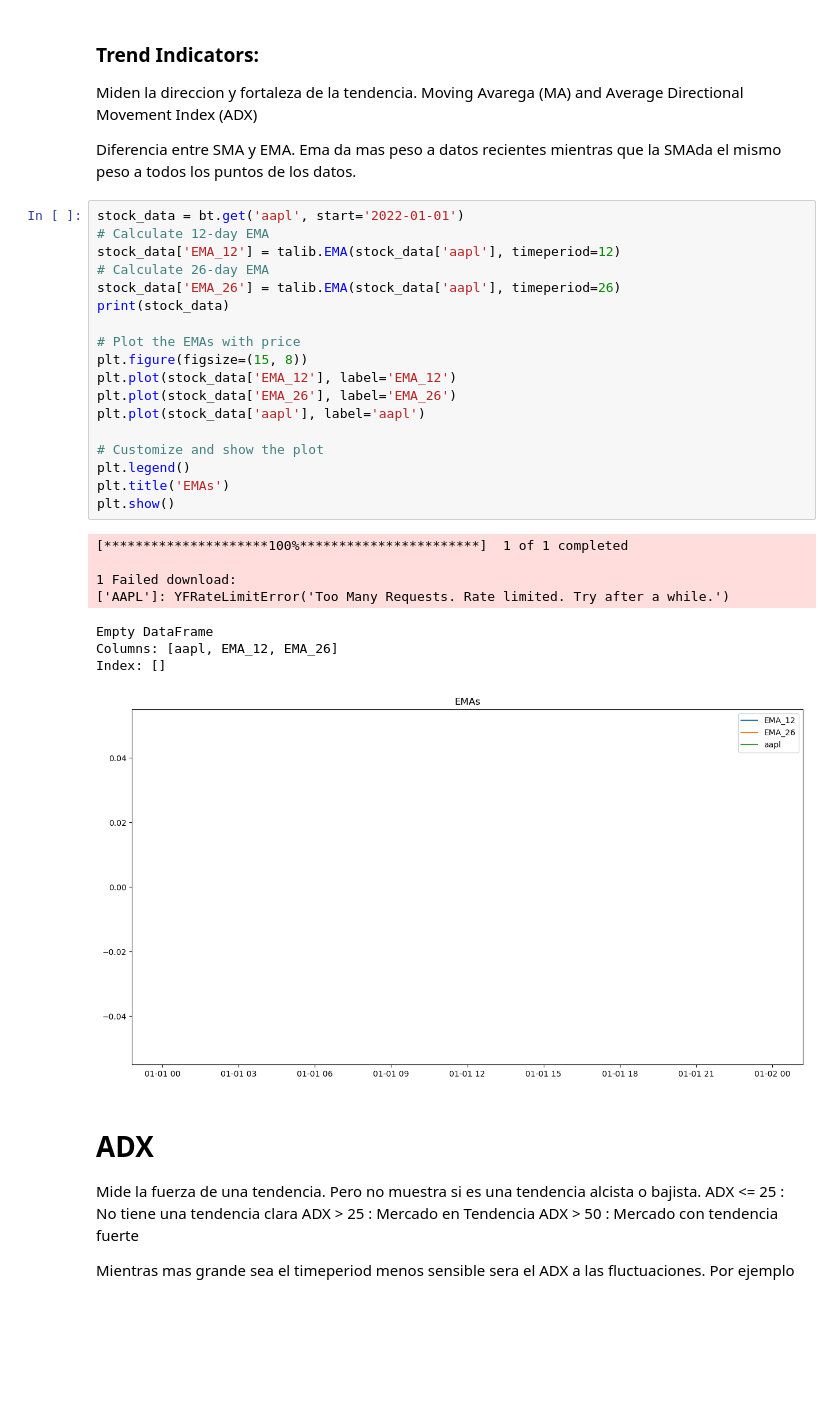
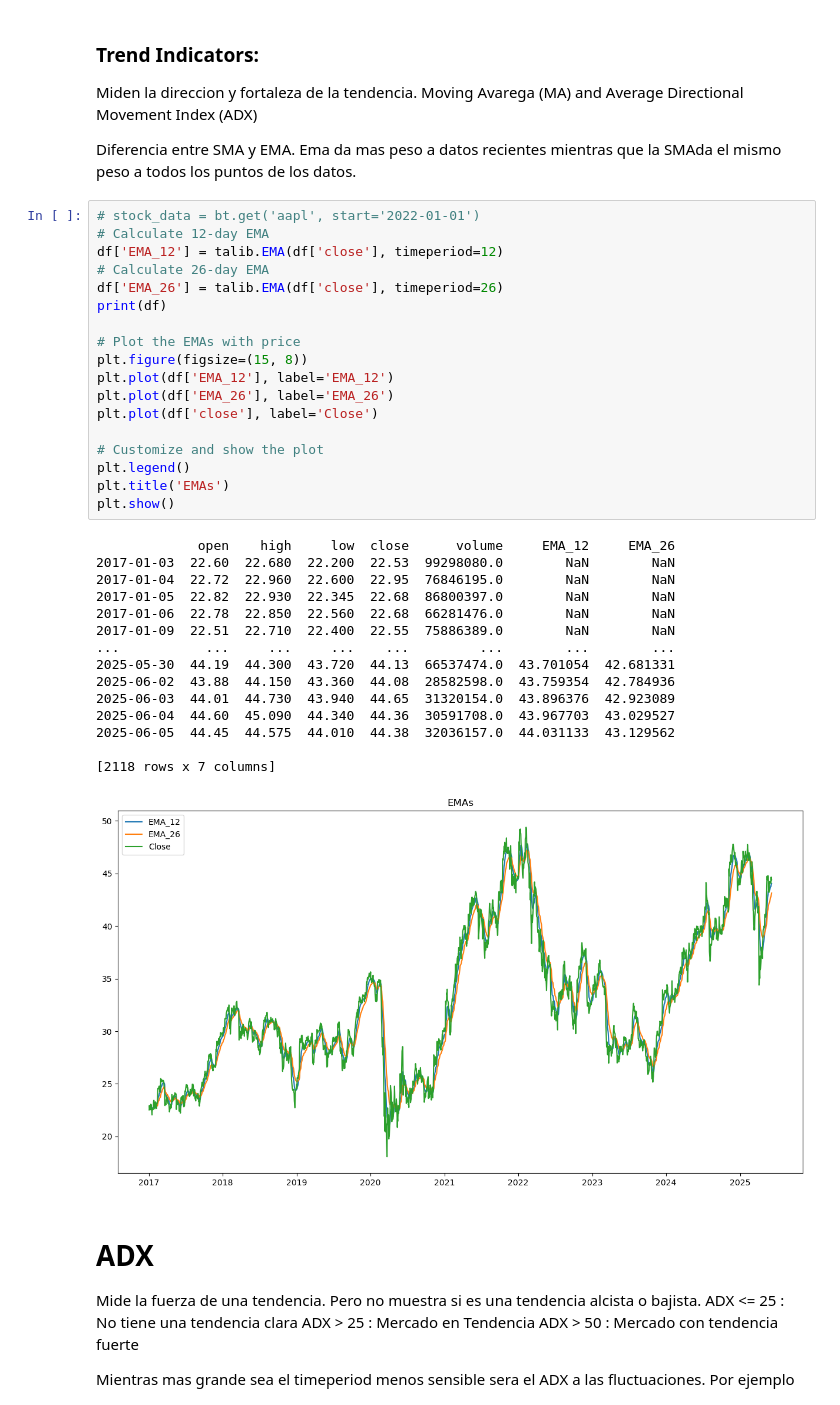
Before and after one commit to SerPer23/TA_app, a Jupyter notebook: Indicadores.ipynb, the cells around one changed output. Drawn from its saved outputs; the diff is of its cells as text; blank space fills up the shorter version.

```diff
--- a/Indicadores.ipynb
+++ b/Indicadores.ipynb
@@ -81,32 +101,39 @@ Miden la direccion y fortaleza de la tendencia. Moving Avarega  (MA) and Average
 
 Diferencia entre SMA y EMA. Ema da mas peso a datos recientes mientras que la SMAda el mismo peso a todos los puntos de los datos.
 # %%
-stock_data = bt.get('aapl', start='2022-01-01')
+# stock_data = bt.get('aapl', start='2022-01-01')
 # Calculate 12-day EMA
-stock_data['EMA_12'] = talib.EMA(stock_data['aapl'], timeperiod=12)
+df['EMA_12'] = talib.EMA(df['close'], timeperiod=12)
 # Calculate 26-day EMA
-stock_data['EMA_26'] = talib.EMA(stock_data['aapl'], timeperiod=26)
-print(stock_data)
+df['EMA_26'] = talib.EMA(df['close'], timeperiod=26)
+print(df)
 
 # Plot the EMAs with price
 plt.figure(figsize=(15, 8))
-plt.plot(stock_data['EMA_12'], label='EMA_12')
-plt.plot(stock_data['EMA_26'], label='EMA_26')
-plt.plot(stock_data['aapl'], label='aapl')
+plt.plot(df['EMA_12'], label='EMA_12')
+plt.plot(df['EMA_26'], label='EMA_26')
+plt.plot(df['close'], label='Close')
 
 # Customize and show the plot
 plt.legend()
 plt.title('EMAs')
 plt.show()
 # %% [output]
-[*********************100%***********************]  1 of 1 completed
+             open    high     low  close      volume     EMA_12     EMA_26
+2017-01-03  22.60  22.680  22.200  22.53  99298080.0        NaN        NaN
+2017-01-04  22.72  22.960  22.600  22.95  76846195.0        NaN        NaN
+2017-01-05  22.82  22.930  22.345  22.68  86800397.0        NaN        NaN
+2017-01-06  22.78  22.850  22.560  22.68  66281476.0        NaN        NaN
+2017-01-09  22.51  22.710  22.400  22.55  75886389.0        NaN        NaN
+...           ...     ...     ...    ...         ...        ...        ...
+2025-05-30  44.19  44.300  43.720  44.13  66537474.0  43.701054  42.681331
+2025-06-02  43.88  44.150  43.360  44.08  28582598.0  43.759354  42.784936
+2025-06-03  44.01  44.730  43.940  44.65  31320154.0  43.896376  42.923089
+2025-06-04  44.60  45.090  44.340  44.36  30591708.0  43.967703  43.029527
+2025-06-05  44.45  44.575  44.010  44.38  32036157.0  44.031133  43.129562
 
-1 Failed download:
-['AAPL']: YFRateLimitError('Too Many Requests. Rate limited. Try after a while.')
+[2118 rows x 7 columns]
-Empty DataFrame
-Columns: [aapl, EMA_12, EMA_26]
-Index: []
-[figure, old version]
+[figure, new version]
 # %% [markdown]
 # ADX
  Mide la fuerza de una tendencia. Pero no muestra si es una tendencia alcista o bajista.
```
Also changed, not shown: parts of 23 cells of this notebook.
